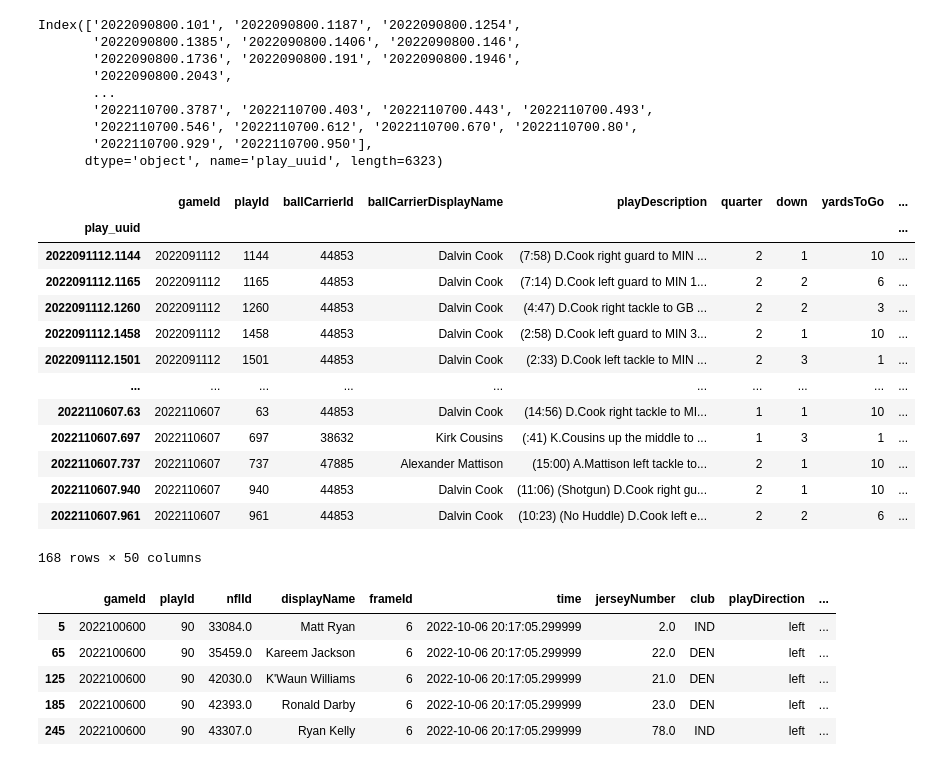
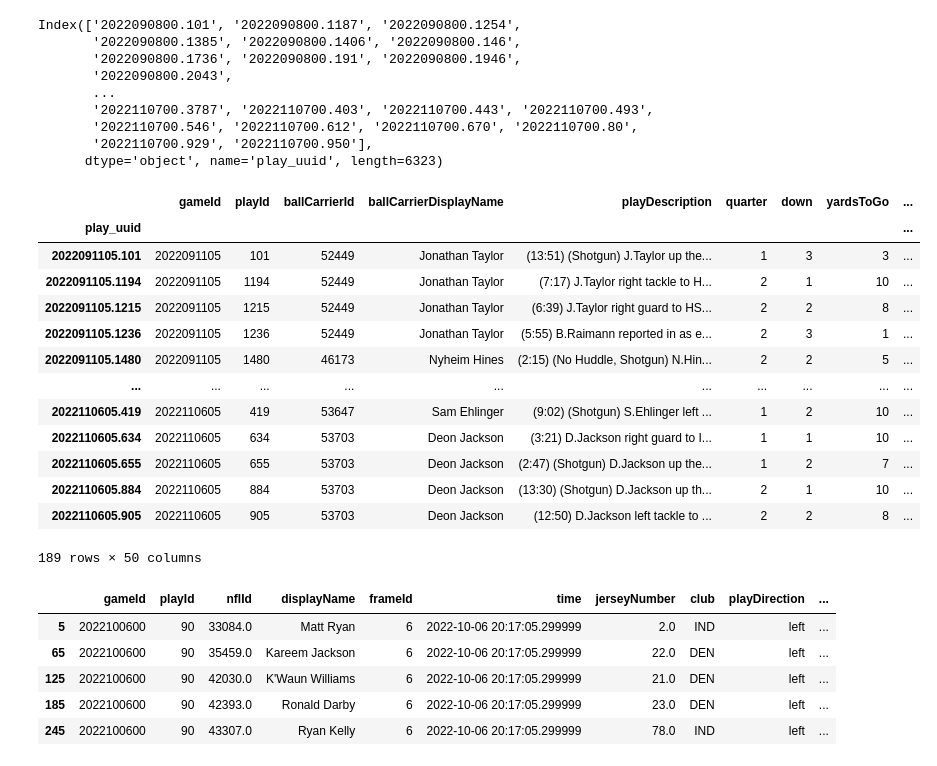
Before and after one commit to rfe123/umn_data_project_004, a Jupyter notebook: umn_data_project_004_nfl.ipynb, the cells around one changed output. Drawn from its saved outputs; the diff is of its cells as text; code cells hidden in the pictures.

```diff
--- a/umn_data_project_004_nfl.ipynb
+++ b/umn_data_project_004_nfl.ipynb
@@ -70,23 +70,23 @@ scoring_plays = tracking_df.loc[(tracking_df['event'] == 'touchdown')]['play_uui
 # %%
 # Create a DF of the plays with all-22 Frames available
 all_22_plays_df = plays_df.loc[snap_ids]
-all_22_plays_df = all_22_plays_df.loc[all_22_plays_df['possessionTeam'] == 'MIN']
+all_22_plays_df = all_22_plays_df.loc[all_22_plays_df['possessionTeam'] == 'IND']
 all_22_plays_df
 # %% [output]
 |  | gameId | playId | ballCarrierId | ballCarrierDisplayName | playDescription | quarter | down | yardsToGo | ... |
 | play_uuid |  |  |  |  |  |  |  |  | ... |
-| 2022091112.1144 | 2022091112 | 1144 | 44853 | Dalvin Cook | (7:58) D.Cook right guard to MIN ... | 2 | 1 | 10 | ... |
-| 2022091112.1165 | 2022091112 | 1165 | 44853 | Dalvin Cook | (7:14) D.Cook left guard to MIN 1... | 2 | 2 | 6 | ... |
-| 2022091112.1260 | 2022091112 | 1260 | 44853 | Dalvin Cook | (4:47) D.Cook right tackle to GB ... | 2 | 2 | 3 | ... |
-| 2022091112.1458 | 2022091112 | 1458 | 44853 | Dalvin Cook | (2:58) D.Cook left guard to MIN 3... | 2 | 1 | 10 | ... |
-| 2022091112.1501 | 2022091112 | 1501 | 44853 | Dalvin Cook | (2:33) D.Cook left tackle to MIN ... | 2 | 3 | 1 | ... |
+| 2022091105.101 | 2022091105 | 101 | 52449 | Jonathan Taylor | (13:51) (Shotgun) J.Taylor up the... | 1 | 3 | 3 | ... |
+| 2022091105.1194 | 2022091105 | 1194 | 52449 | Jonathan Taylor | (7:17) J.Taylor right tackle to H... | 2 | 1 | 10 | ... |
+| 2022091105.1215 | 2022091105 | 1215 | 52449 | Jonathan Taylor | (6:39) J.Taylor right guard to HS... | 2 | 2 | 8 | ... |
+| 2022091105.1236 | 2022091105 | 1236 | 52449 | Jonathan Taylor | (5:55) B.Raimann reported in as e... | 2 | 3 | 1 | ... |
+| 2022091105.1480 | 2022091105 | 1480 | 46173 | Nyheim Hines | (2:15) (No Huddle, Shotgun) N.Hin... | 2 | 2 | 5 | ... |
 | ... | ... | ... | ... | ... | ... | ... | ... | ... | ... |
-| 2022110607.63 | 2022110607 | 63 | 44853 | Dalvin Cook | (14:56) D.Cook right tackle to MI... | 1 | 1 | 10 | ... |
-| 2022110607.697 | 2022110607 | 697 | 38632 | Kirk Cousins | (:41) K.Cousins up the middle to ... | 1 | 3 | 1 | ... |
-| 2022110607.737 | 2022110607 | 737 | 47885 | Alexander Mattison | (15:00) A.Mattison left tackle to... | 2 | 1 | 10 | ... |
-| 2022110607.940 | 2022110607 | 940 | 44853 | Dalvin Cook | (11:06) (Shotgun) D.Cook right gu... | 2 | 1 | 10 | ... |
-| 2022110607.961 | 2022110607 | 961 | 44853 | Dalvin Cook | (10:23) (No Huddle) D.Cook left e... | 2 | 2 | 6 | ... |
+| 2022110605.419 | 2022110605 | 419 | 53647 | Sam Ehlinger | (9:02) (Shotgun) S.Ehlinger left ... | 1 | 2 | 10 | ... |
+| 2022110605.634 | 2022110605 | 634 | 53703 | Deon Jackson | (3:21) D.Jackson right guard to I... | 1 | 1 | 10 | ... |
+| 2022110605.655 | 2022110605 | 655 | 53703 | Deon Jackson | (2:47) (Shotgun) D.Jackson up the... | 1 | 2 | 7 | ... |
+| 2022110605.884 | 2022110605 | 884 | 53703 | Deon Jackson | (13:30) (Shotgun) D.Jackson up th... | 2 | 1 | 10 | ... |
+| 2022110605.905 | 2022110605 | 905 | 53703 | Deon Jackson | (12:50) D.Jackson left tackle to ... | 2 | 2 | 8 | ... |
-168 rows × 50 columns
+189 rows × 50 columns
 # %%
 # filter for tracking frames from the all-22 df and the ball snap event.
 # These will all be 22 players and the ball for each play_uuid
```
Also changed, not shown: parts of 6 cells of this notebook.
